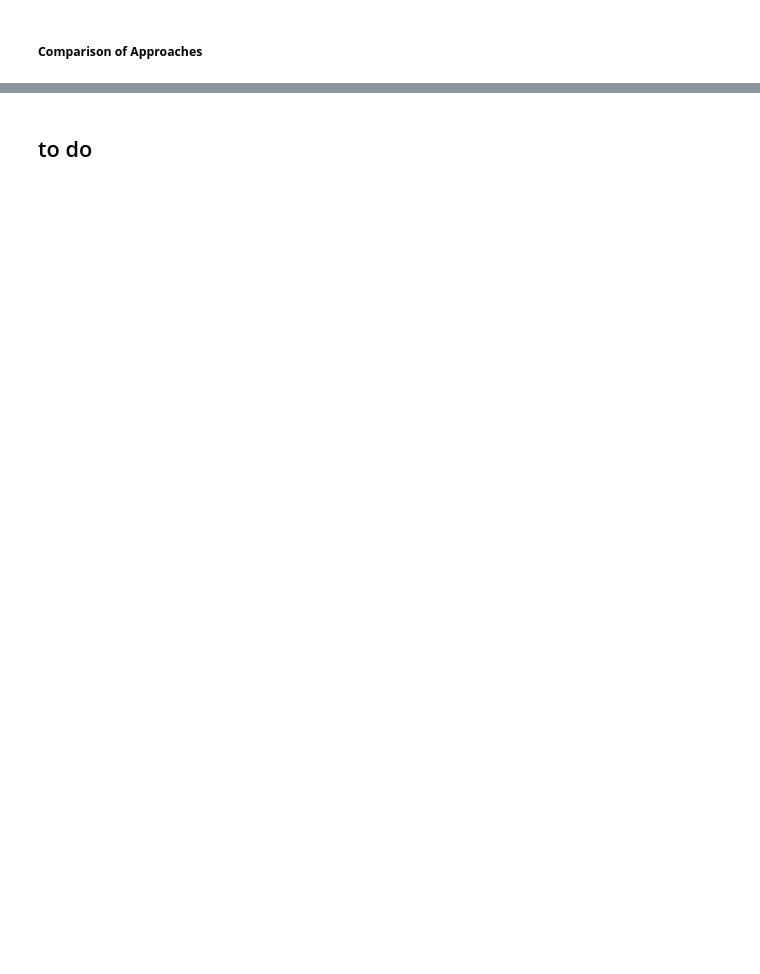
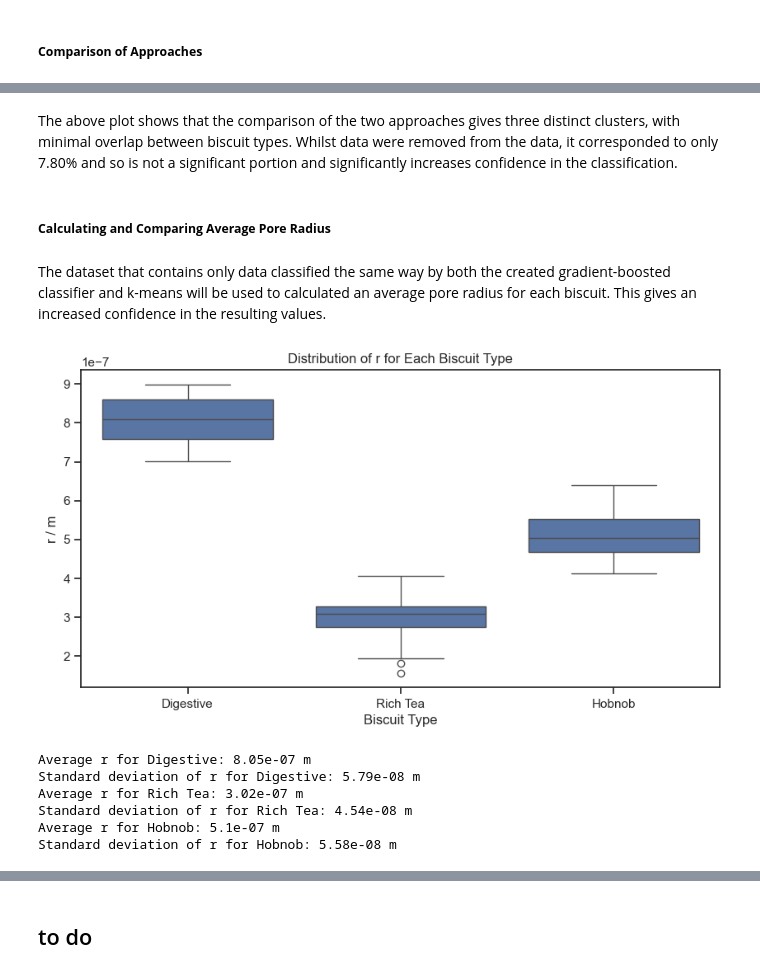
Before and after one commit to kgerrand/Code, a Jupyter notebook: data_analysis.ipynb, the cells around one changed output, grey strips where cells are left out. Saved outputs shown, nothing was run; the diff lists cells and outputs as text; code cells hidden in the pictures; blank space fills up the shorter version.

```diff
--- a/data_analysis.ipynb
+++ b/data_analysis.ipynb
@@ -352,0 +430,47 @@ To compare results, k-means clustering is explored.
+# %% [markdown]
+The above plot shows that the comparison of the two approaches gives three distinct clusters, with minimal overlap between biscuit types. Whilst data were removed from the data, it corresponded to only 7.80% and so is not a significant portion and significantly increases confidence in the classification.
+# %% [markdown]
+##### **Calculating and Comparing Average Pore Radius**
+# %% [markdown]
+The dataset that contains only data classified the same way by both the created gradient-boosted classifier and k-means will be used to calculated an average pore radius for each biscuit. This gives an increased confidence in the resulting values.
+# %%
+# box plot showing r distribution for each biscuit type
+fig, ax = plt.subplots(figsize=(10, 5))
+sns.set_theme(style='ticks', font='Arial')
+
+sns.boxplot(data=microscopy_df_combined, x='gbt_classification', y='r', ax=ax)
+ax.set_xlabel('Biscuit Type')
+ax.set_ylabel('r / m')
+ax.set_title('Distribution of r for Each Biscuit Type')
+plt.show()
+# %% [output]
+[figure, added]
+# %%
+# finding average r for each biscuit type
+digestive_df = microscopy_df_combined[microscopy_df_combined['gbt_classification'] == 'Digestive']
+rich_tea_df = microscopy_df_combined[microscopy_df_combined['gbt_classification'] == 'Rich Tea']
+hobnob_df = microscopy_df_combined[microscopy_df_combined['gbt_classification'] == 'Hobnob']
+
+# finding an average r
+digestive_r = digestive_df['r'].mean()
+rich_tea_r = rich_tea_df['r'].mean()
+hobnob_r = hobnob_df['r'].mean()
+
+# finding standard deviation of r
+digestive_r_std = digestive_df['r'].std()
+rich_tea_r_std = rich_tea_df['r'].std()
+hobnob_r_std = hobnob_df['r'].std()
+
+print(f'Average r for Digestive: {digestive_r:.3g} m')
+print(f'Standard deviation of r for Digestive: {digestive_r_std:.3g} m')
+print(f'Average r for Rich Tea: {rich_tea_r:.3g} m')
+print(f'Standard deviation of r for Rich Tea: {rich_tea_r_std:.3g} m')
+print(f'Average r for Hobnob: {hobnob_r:.3g} m')
+print(f'Standard deviation of r for Hobnob: {hobnob_r_std:.3g} m')
+# %% [output]
+Average r for Digestive: 8.05e-07 m
+Standard deviation of r for Digestive: 5.79e-08 m
+Average r for Rich Tea: 3.02e-07 m
+Standard deviation of r for Rich Tea: 4.54e-08 m
+Average r for Hobnob: 5.1e-07 m
+Standard deviation of r for Hobnob: 5.58e-08 m
```
Also changed, not shown: parts of 31 cells of this notebook.
